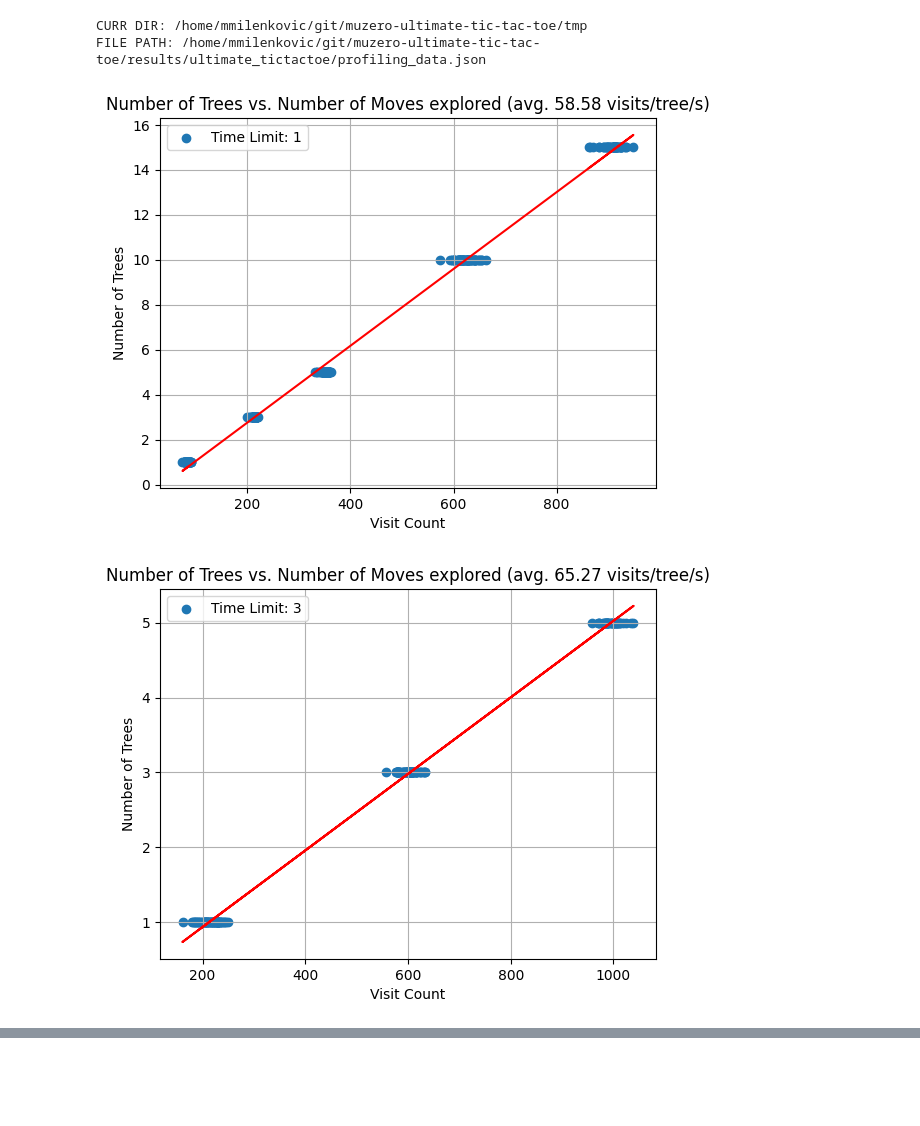
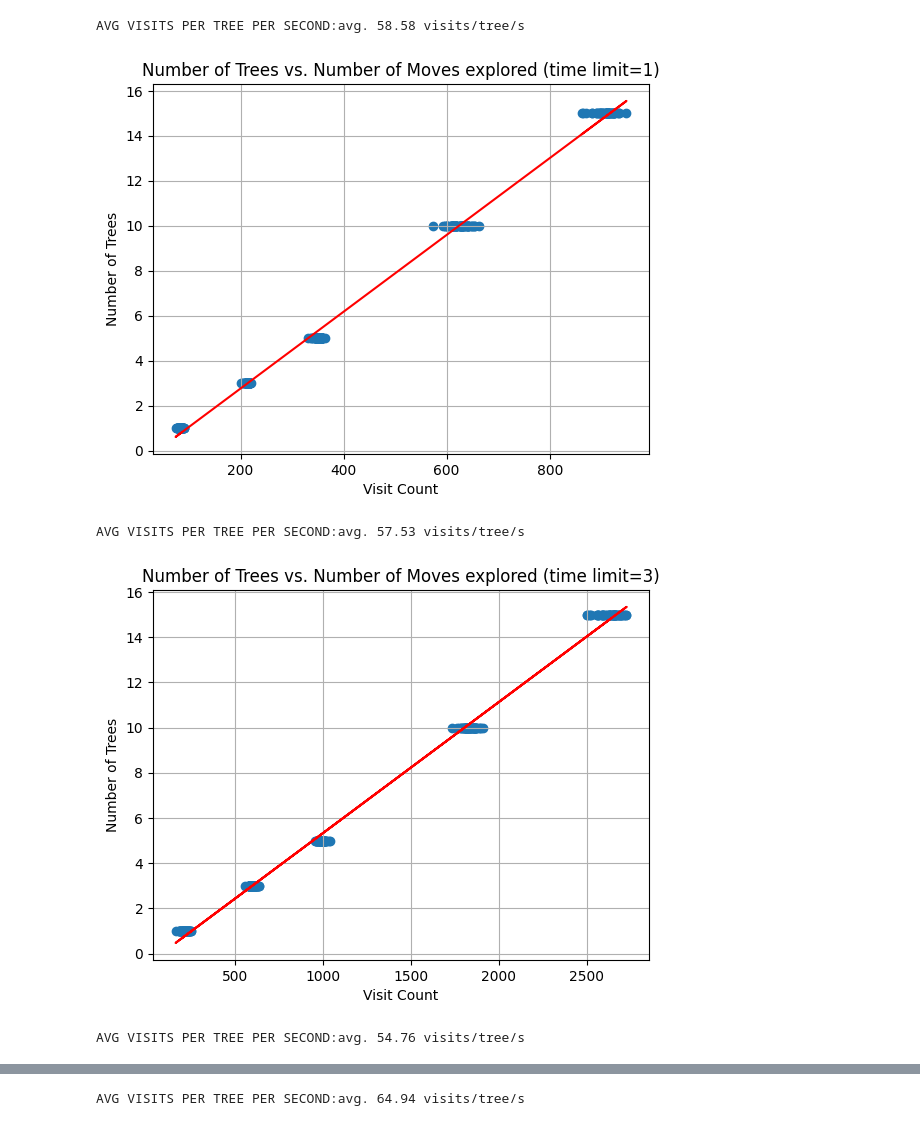
Before and after one commit to MihailoMilenkovic/muzero-ultimate-tic-tac-toe, a Jupyter notebook: scripts/profiling_vis.ipynb, the cells around one changed output, grey strips where cells are left out. Saved outputs shown, nothing was run; the diff lists cells and outputs as text; code cells hidden in the pictures; blank space fills up the shorter version.

Commit message:
add more data for visualization

```diff
--- a/scripts/profiling_vis.ipynb
+++ b/scripts/profiling_vis.ipynb
@@ -6,60 +6,57 @@ import matplotlib.pyplot as plt
 from sklearn.linear_model import LinearRegression
 
 # Relative path to the JSON file
-relative_path = '../results/ultimate_tictactoe/profiling_data.json'
+relative_path = "../results/ultimate_tictactoe/profiling_data.json"
 current_dir = os.getcwd()
-# Get the absolute path
 file_path = os.path.abspath(os.path.join(current_dir, relative_path))
-print("CURR DIR:",current_dir)
-print("FILE PATH:",file_path)
-# Load data from JSON file
-with open(file_path, 'r') as f:
+with open(file_path, "r") as f:
     data = json.load(f)
 
 # Separate data by time limit
 time_limits = {}
 for entry in data:
-    time_limit = entry['time_limit']
+    time_limit = entry["time_limit"]
     if time_limit not in time_limits:
-        time_limits[time_limit] = {'visit_count': [], 'num_trees': []}
-    time_limits[time_limit]['visit_count'].append(entry['visit_count'])
-    time_limits[time_limit]['num_trees'].append(entry['num_trees'])
+        time_limits[time_limit] = {"visit_count": [], "num_trees": []}
+    time_limits[time_limit]["visit_count"].append(entry["visit_count"])
+    time_limits[time_limit]["num_trees"].append(entry["num_trees"])
 
 # Plot scatter plots and linear regression for each time limit
 for time_limit, values in time_limits.items():
-    visit_count = values['visit_count']
-    num_trees = values['num_trees']
+    visit_count = values["visit_count"]
+    num_trees = values["num_trees"]
 
     # Convert to numpy arrays for regression
     visit_count = np.array(visit_count).reshape(-1, 1)
     num_trees = np.array(num_trees)
 
     # Scatter plot
-    plt.scatter(visit_count, num_trees, label=f'Time Limit: {time_limit}')
+    plt.scatter(visit_count, num_trees, label=f"Time Limit: {time_limit}")
 
     # Linear regression
     model = LinearRegression()
     model.fit(visit_count, num_trees)
     predicted_num_trees = model.predict(visit_count)
     # Get the coefficient of direction (slope) and intercept
     coefficient_of_direction = model.coef_[0]
     intercept = model.intercept_
 
     # Construct the formula for the regression line
-    formula = f'avg. {1.0/(coefficient_of_direction*time_limit):.2f} visits/tree/s'
+    formula = f"avg. {1.0/(coefficient_of_direction*time_limit):.2f} visits/tree/s"
 
     #
     # Plot the regression line
-    plt.plot(visit_count, predicted_num_trees, color='red', linestyle='-')
-
-    plt.xlabel('Visit Count')
-    plt.ylabel('Number of Trees')
-    plt.title(f'Number of Trees vs. Number of Moves explored ({formula})')
-    plt.legend()
+    plt.plot(visit_count, predicted_num_trees, color="red", linestyle="-")
+    print(f"AVG VISITS PER TREE PER SECOND:{formula}")
+    plt.xlabel("Visit Count")
+    plt.ylabel("Number of Trees")
+    plt.title(f"Number of Trees vs. Number of Moves explored (time limit={time_limit})")
+    # plt.legend()
     plt.grid(True)
     plt.show()
 # %% [output]
-CURR DIR: /home/mmilenkovic/git/muzero-ultimate-tic-tac-toe/tmp
-FILE PATH: /home/mmilenkovic/git/muzero-ultimate-tic-tac-toe/results/ultimate_tictactoe/profiling_data.json
+AVG VISITS PER TREE PER SECOND:avg. 58.58 visits/tree/s
-[figure, old version]
+[figure, new version]
+AVG VISITS PER TREE PER SECOND:avg. 57.53 visits/tree/s
-[figure, old version]
+[figure, new version]
+AVG VISITS PER TREE PER SECOND:avg. 54.76 visits/tree/s
@@ -65,0 +64 @@ FILE PATH: /home/mmilenkovic/git/muzero-ultimate-tic-tac-toe/results/ultimate_ti
+AVG VISITS PER TREE PER SECOND:avg. 64.94 visits/tree/s
```
Also changed, not shown: parts of 2 cells of this notebook.
